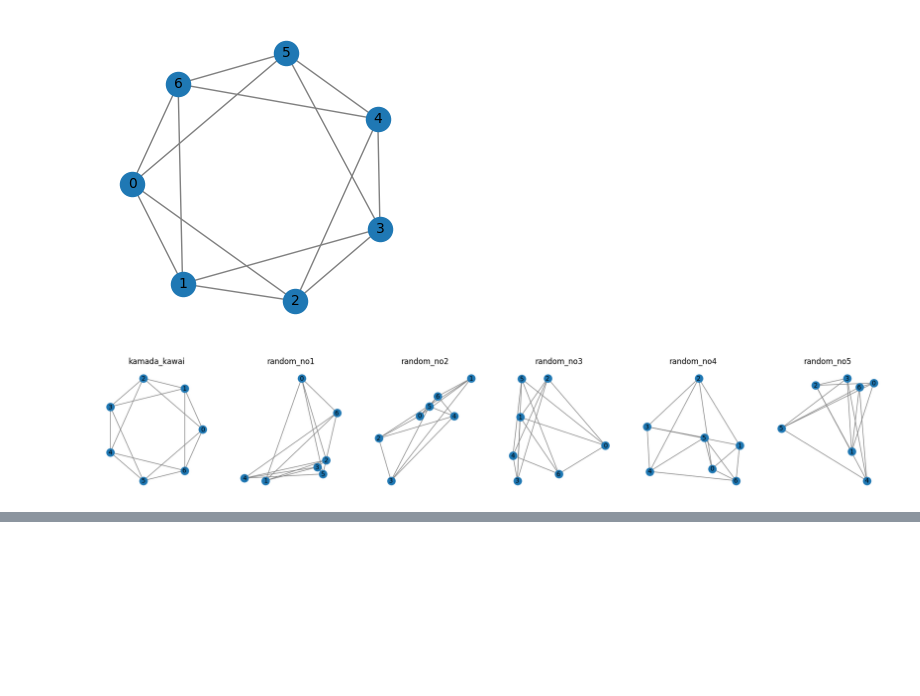
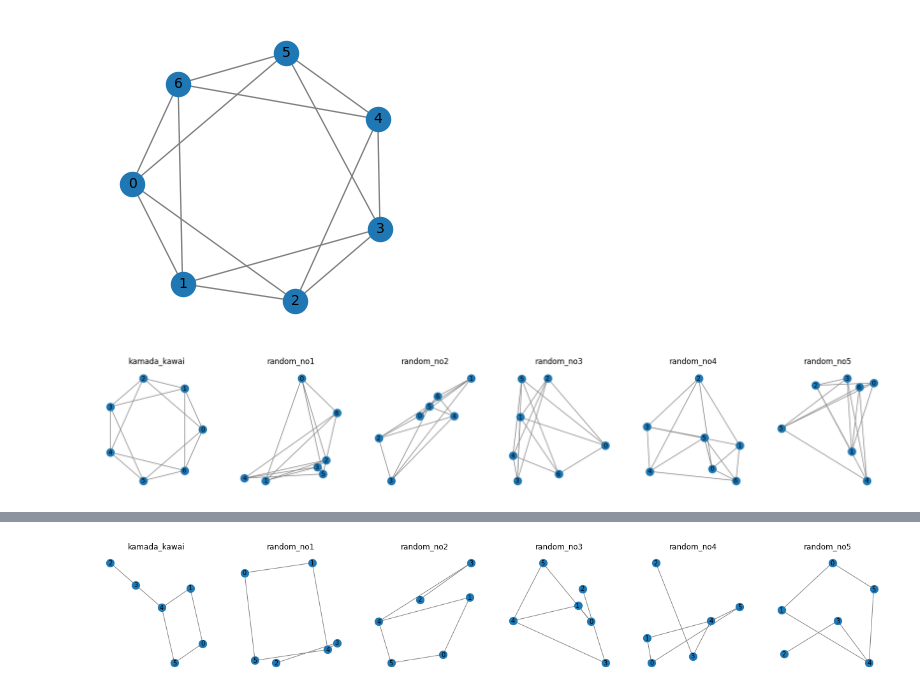
Before and after one commit to ARUMHC/Graph-Vizualisation-Rating-Metric, a Jupyter notebook: WS/WS_generate_posdfs_and_graphs.ipynb, the cells around one changed output, grey strips where cells are left out. Drawn from its saved outputs; the diff is of its cells as text; code cells hidden in the pictures; blank space fills up the shorter version.

```diff
--- a/WS/WS_generate_posdfs_and_graphs.ipynb
+++ b/WS/WS_generate_posdfs_and_graphs.ipynb
@@ -184,0 +192,5 @@ save_posdfs(G, layouts, 9)
+# %%
+layouts = draw_five_layouts(G, 10)
+save_posdfs(G, layouts, 10)
+# %% [output]
+[figure, added]
```
Also changed, not shown: parts of 23 cells of this notebook, 11 other files.
